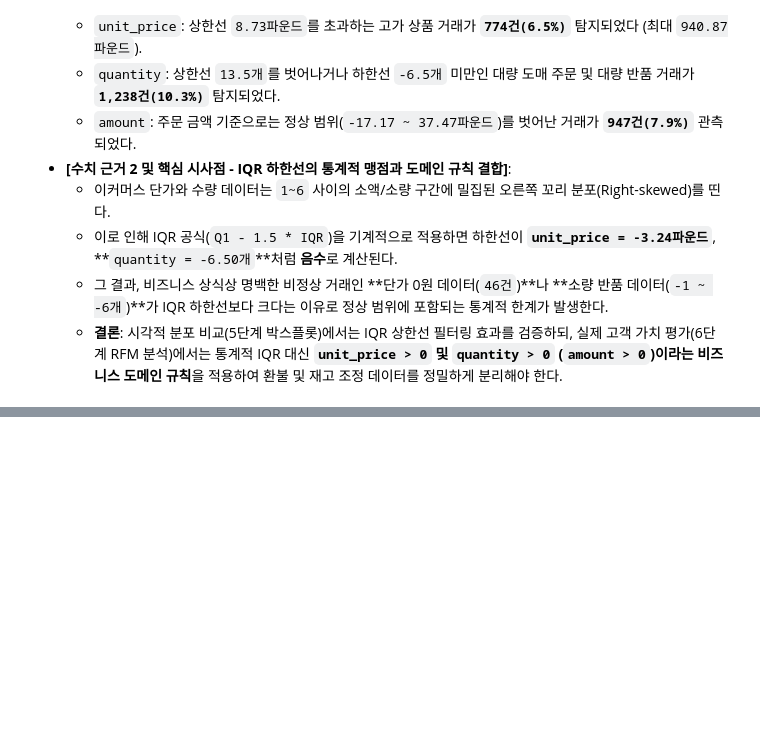
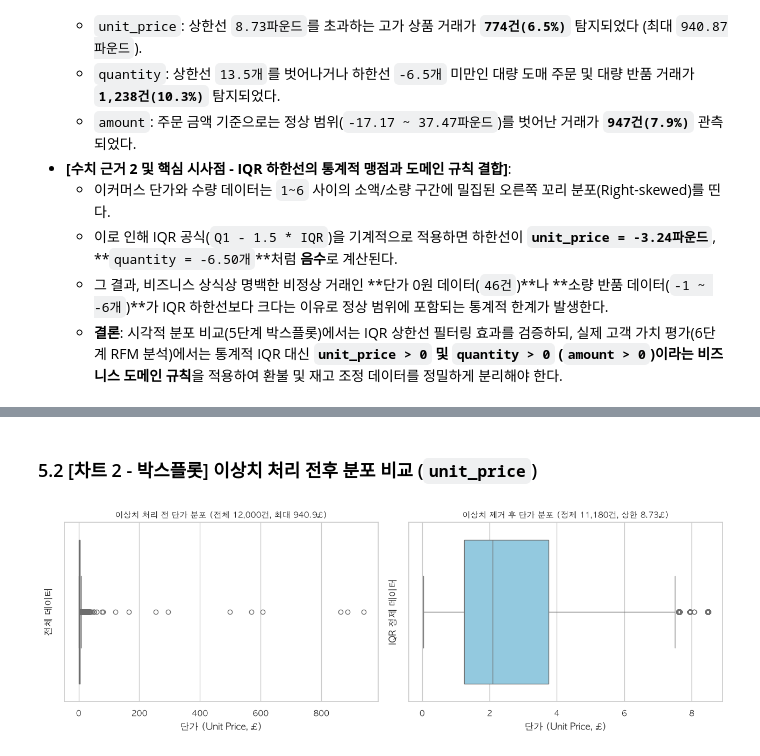
Before and after one commit to hkk-cody/A1-1, a Jupyter notebook: notebooks/analysis_report.ipynb, the cells around one changed output, grey strips where cells are left out. Saved outputs shown, nothing was run; the diff lists cells and outputs as text; code cells hidden in the pictures; blank space fills up the shorter version.

```diff
--- a/notebooks/analysis_report.ipynb
+++ b/notebooks/analysis_report.ipynb
@@ -286,0 +372,26 @@ for col in ["unit_price", "quantity", "amount"]:
+# %% [markdown]
+### 5.2 [차트 2 - 박스플롯] 이상치 처리 전후 분포 비교 (`unit_price`)
+# %%
+# IQR 기반 정상 범위 데이터 필터링 (0원 초과 ~ IQR 상한선 8.73파운드 이하)
+q1, q3 = analyzer.df["unit_price"].quantile([0.25, 0.75])
+iqr = q3 - q1
+upper_bound = q3 + 1.5 * iqr
+max_price = analyzer.df["unit_price"].max()
+clean_price_df = analyzer.df.loc[(analyzer.df["unit_price"] > 0) & (analyzer.df["unit_price"] <= upper_bound)]
+
+fig, axes = plt.subplots(1, 2, figsize=(13, 4.5))
+
+sns.boxplot(x=analyzer.df["unit_price"], color="salmon", ax=axes[0])
+axes[0].set_title(f"이상치 처리 전 단가 분포 (전체 {len(analyzer.df):,}건, 최대 {max_price:.1f}£)", fontsize=11)
+axes[0].set_xlabel("단가 (Unit Price, £)")
+axes[0].set_ylabel("전체 데이터")
+
+sns.boxplot(x=clean_price_df["unit_price"], color="skyblue", ax=axes[1])
+axes[1].set_title(f"이상치 제거 후 단가 분포 (정제 {len(clean_price_df):,}건, 상한 {upper_bound:.2f}£)", fontsize=11)
+axes[1].set_xlabel("단가 (Unit Price, £)")
+axes[1].set_ylabel("IQR 정제 데이터")
+
+plt.tight_layout()
+plt.show()
+# %% [output]
+[figure, added]
```
Also changed, not shown: parts of 36 cells of this notebook, 3 other files.
